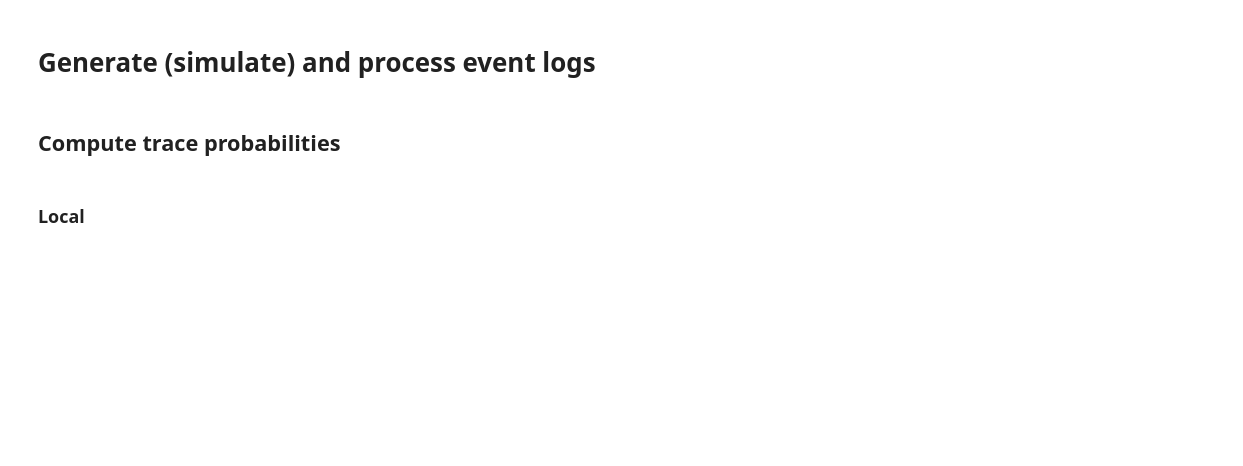
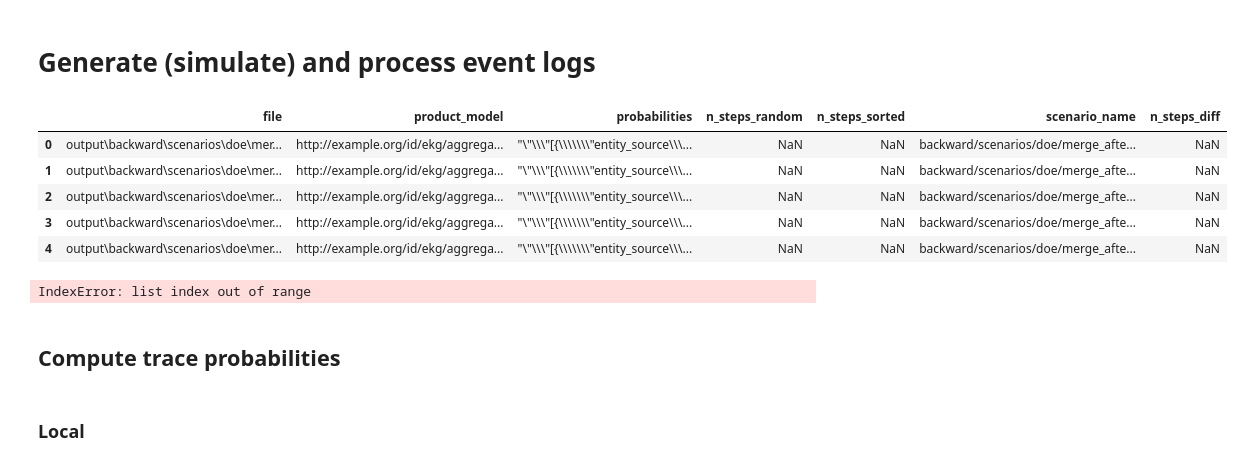
Before and after one commit to gitmpje/aggregated_traces, a Jupyter notebook: notebooks/Use case root cause - simulation parameter evaluation.ipynb, the cells around one changed output. Cells and saved outputs as stored; diff of their text form; code cells hidden in the pictures; blank space fills up the shorter version.

```diff
--- a/notebooks/Use case root cause - simulation parameter evaluation.ipynb
+++ b/notebooks/Use case root cause - simulation parameter evaluation.ipynb
@@ -293,6 +288,22 @@ levels = [
 reduction = 5
 
 doe = pyDOE2.gsd(levels, reduction)
+# %%
+from pandas import read_csv
+df = read_csv("output/backward/combined_report_DoE.csv")
+# %%
+df.head()
+# %% [output]
+|  | file | product_model | probabilities | n_steps_random | n_steps_sorted | scenario_name | n_steps_diff |
+| 0 | output\backward\scenarios\doe\mer... | http://example.org/id/ekg/aggrega... | "\"\\\"[{\\\\\\\"entity_source\\\... | NaN | NaN | backward/scenarios/doe/merge_afte... | NaN |
+| 1 | output\backward\scenarios\doe\mer... | http://example.org/id/ekg/aggrega... | "\"\\\"[{\\\\\\\"entity_source\\\... | NaN | NaN | backward/scenarios/doe/merge_afte... | NaN |
+| 2 | output\backward\scenarios\doe\mer... | http://example.org/id/ekg/aggrega... | "\"\\\"[{\\\\\\\"entity_source\\\... | NaN | NaN | backward/scenarios/doe/merge_afte... | NaN |
+| 3 | output\backward\scenarios\doe\mer... | http://example.org/id/ekg/aggrega... | "\"\\\"[{\\\\\\\"entity_source\\\... | NaN | NaN | backward/scenarios/doe/merge_afte... | NaN |
+| 4 | output\backward\scenarios\doe\mer... | http://example.org/id/ekg/aggrega... | "\"\\\"[{\\\\\\\"entity_source\\\... | NaN | NaN | backward/scenarios/doe/merge_afte... | NaN |
+# %%
+split_merge_after_steps_values[doe[25][0]]
+# %% [output]
+IndexError: list index out of range
 # %% [markdown]
 ## Compute trace probabilities
 # %% [markdown]
```
Also changed, not shown: parts of 7 cells of this notebook, 12 other files.
